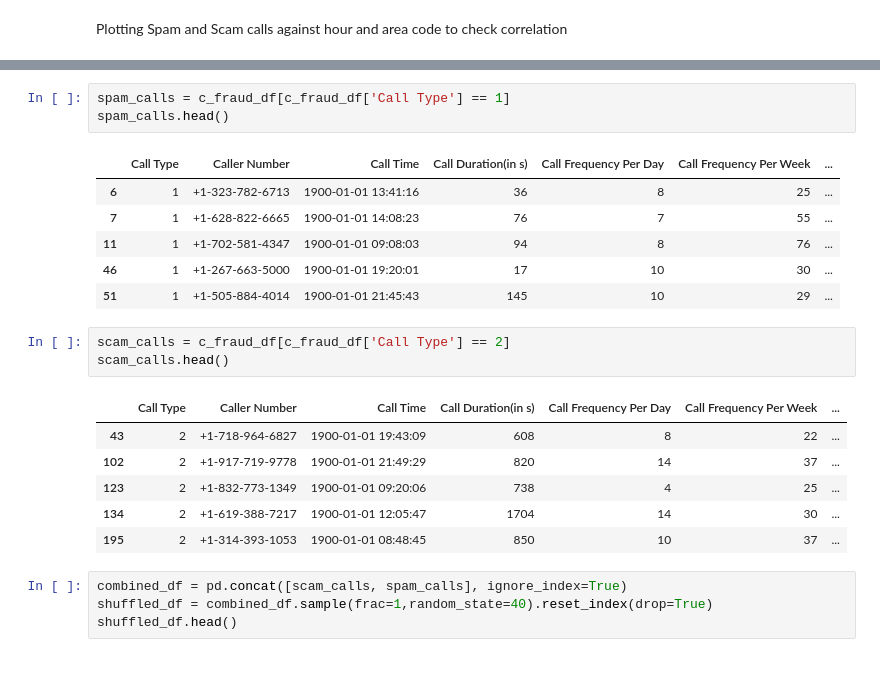
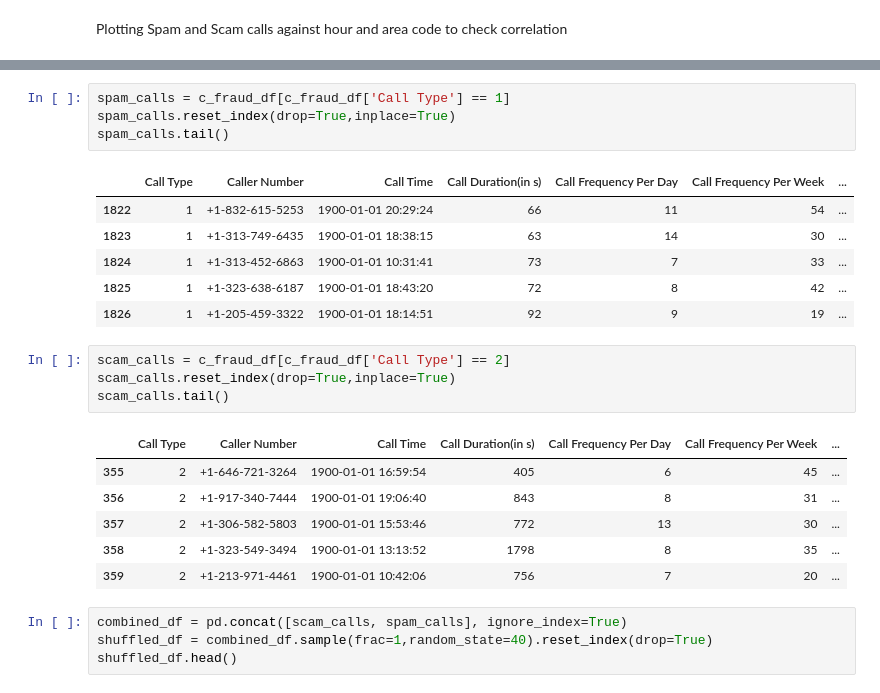
Before and after one commit to achal3014/Spam-Fraud-Call-Location-Detection, a Jupyter notebook: b_data_preprocess.ipynb, the cells around one changed output, grey strips where cells are left out. Cells and saved outputs as stored; diff of their text form.

```diff
--- a/b_data_preprocess.ipynb
+++ b/b_data_preprocess.ipynb
@@ -282,23 +293,25 @@ Plotting Spam and Scam calls against hour and area code to check correlation
 # %%
 spam_calls = c_fraud_df[c_fraud_df['Call Type'] == 1]
-spam_calls.head()
+spam_calls.reset_index(drop=True,inplace=True)
+spam_calls.tail()
 # %% [output]
 |  | Call Type | Caller Number | Call Time | Call Duration(in s) | Call Frequency Per Day | Call Frequency Per Week | ... |
-| 6 | 1 | +1-323-782-6713 | 1900-01-01 13:41:16 | 36 | 8 | 25 | ... |
-| 7 | 1 | +1-628-822-6665 | 1900-01-01 14:08:23 | 76 | 7 | 55 | ... |
-| 11 | 1 | +1-702-581-4347 | 1900-01-01 09:08:03 | 94 | 8 | 76 | ... |
-| 46 | 1 | +1-267-663-5000 | 1900-01-01 19:20:01 | 17 | 10 | 30 | ... |
-| 51 | 1 | +1-505-884-4014 | 1900-01-01 21:45:43 | 145 | 10 | 29 | ... |
+| 1822 | 1 | +1-832-615-5253 | 1900-01-01 20:29:24 | 66 | 11 | 54 | ... |
+| 1823 | 1 | +1-313-749-6435 | 1900-01-01 18:38:15 | 63 | 14 | 30 | ... |
+| 1824 | 1 | +1-313-452-6863 | 1900-01-01 10:31:41 | 73 | 7 | 33 | ... |
+| 1825 | 1 | +1-323-638-6187 | 1900-01-01 18:43:20 | 72 | 8 | 42 | ... |
+| 1826 | 1 | +1-205-459-3322 | 1900-01-01 18:14:51 | 92 | 9 | 19 | ... |
 # %%
 scam_calls = c_fraud_df[c_fraud_df['Call Type'] == 2]
-scam_calls.head()
+scam_calls.reset_index(drop=True,inplace=True)
+scam_calls.tail()
 # %% [output]
 |  | Call Type | Caller Number | Call Time | Call Duration(in s) | Call Frequency Per Day | Call Frequency Per Week | ... |
-| 43 | 2 | +1-718-964-6827 | 1900-01-01 19:43:09 | 608 | 8 | 22 | ... |
-| 102 | 2 | +1-917-719-9778 | 1900-01-01 21:49:29 | 820 | 14 | 37 | ... |
-| 123 | 2 | +1-832-773-1349 | 1900-01-01 09:20:06 | 738 | 4 | 25 | ... |
-| 134 | 2 | +1-619-388-7217 | 1900-01-01 12:05:47 | 1704 | 14 | 30 | ... |
-| 195 | 2 | +1-314-393-1053 | 1900-01-01 08:48:45 | 850 | 10 | 37 | ... |
+| 355 | 2 | +1-646-721-3264 | 1900-01-01 16:59:54 | 405 | 6 | 45 | ... |
+| 356 | 2 | +1-917-340-7444 | 1900-01-01 19:06:40 | 843 | 8 | 31 | ... |
+| 357 | 2 | +1-306-582-5803 | 1900-01-01 15:53:46 | 772 | 13 | 30 | ... |
+| 358 | 2 | +1-323-549-3494 | 1900-01-01 13:13:52 | 1798 | 8 | 35 | ... |
+| 359 | 2 | +1-213-971-4461 | 1900-01-01 10:42:06 | 756 | 7 | 20 | ... |
 # %%
 combined_df = pd.concat([scam_calls, spam_calls], ignore_index=True)
 shuffled_df = combined_df.sample(frac=1,random_state=40).reset_index(drop=True)
```
Also changed, not shown: parts of 6 cells of this notebook, 3 other files.
